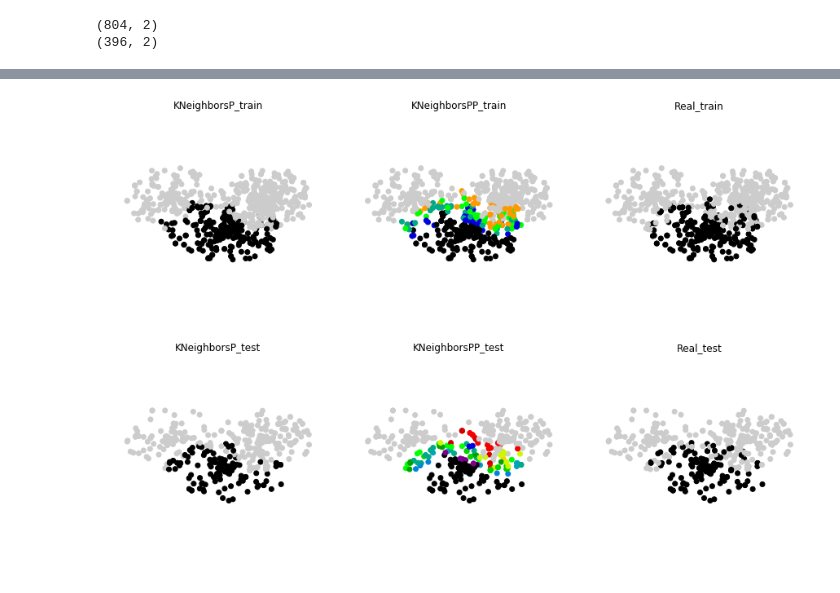
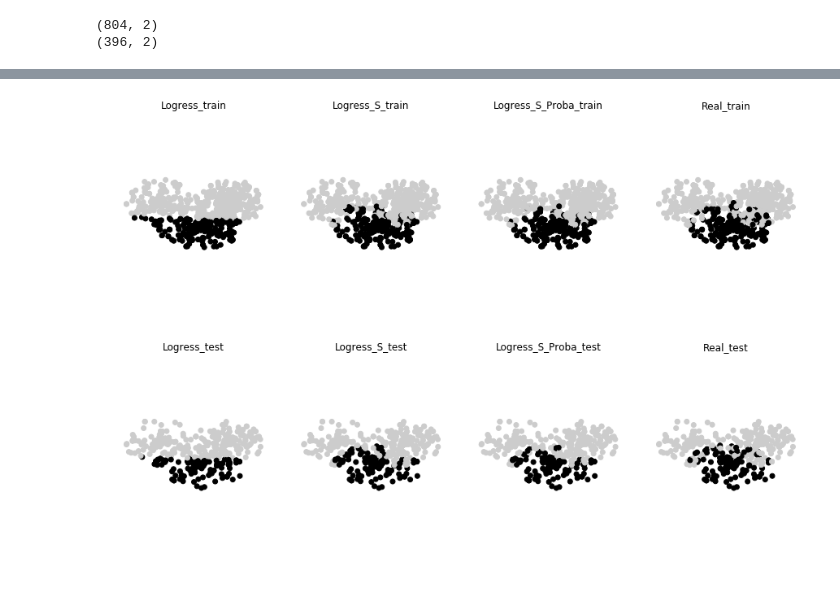
Before and after one commit to paxmet92/dz, a Jupyter notebook: stack_pred.ipynb, the cells around one changed output, grey strips where cells are left out. Drawn from its saved outputs; the diff is of its cells as text; code cells hidden in the pictures.

```diff
--- a/stack_pred.ipynb
+++ b/stack_pred.ipynb
@@ -6,7 +7,7 @@ import matplotlib.pyplot as plt
 %matplotlib inline
 # %%
 def clplot(X,labels,title,plt1,i):
-    pltN=plt1[ int(i/3),  i%3 ]
+    pltN=plt1[ int(i/4),  i%4 ]
     pltN.scatter(X[:,0],X[:,1], c = labels, cmap=plt.cm.spectral)
     pltN.set_title(title)
     pltN.axis('equal')
@@ -32,12 +33,10 @@ print (X_test.shape)
 (396, 2)
 # %%
 def stack_pred(estimator, X, y, Xt, k=3, method='predict'):
-    kf = KFold(n_splits=k, random_state=0)
+    kf = KFold(n_splits=k, shuffle=True, random_state=0)
     t = 0.5 #порог
 
-    if method == 'predict_proba':
-        sX = np.zeros((X.shape[0], 2))
-    elif method == 'predict':
+    if method == 'predict_proba' or method == 'predict':
         sX = np.zeros(X.shape[0])
     else:
         raise Exception('Error method')
@@ -49,7 +48,7 @@ def stack_pred(estimator, X, y, Xt, k=3, method='predict'):
         estimator.fit(X_train,y_train)
 
         if method == 'predict_proba':
-            pred = estimator.predict_proba(X_test)
+            pred = estimator.predict_proba(X_test)[:,1]
             pred2 = estimator.predict_proba(Xt)[:,1]
         else:
             pred = estimator.predict(X_test)
@@ -58,7 +57,7 @@ def stack_pred(estimator, X, y, Xt, k=3, method='predict'):
         m_sX[i] = pred2
         i += 1
     if method == 'predict_proba':
-        sXt = np.vstack((1 - m_sX.mean(axis = 0),m_sX.mean(axis = 0))).T
+        sXt = m_sX.mean(axis = 0)
     else:
         sXt = (m_sX.mean(axis = 0) > t).astype(int)
     return sX, sXt
@@ -93,0 +68,6 @@ metrics.roc_auc_score(y_train, sXp[:,1]), metrics.roc_auc_score(y_test, sXtp[:,1
+# %%
+X_train_new = np.hstack((X_train,np.matrix(sX).T))
+X_test_new = np.hstack((X_test,np.matrix(sXt).T))
+
+X_train_newP = np.hstack((X_train,np.matrix(sXp).T))
+X_test_newP = np.hstack((X_test,np.matrix(sXtp).T))
@@ -94,12 +168,18 @@ metrics.roc_auc_score(y_train, sXp[:,1]), metrics.roc_auc_score(y_test, sXtp[:,1
 # %%
-fig, axis = plt.subplots(nrows=2, ncols=3, figsize=(15, 10))
+log_ress = LogisticRegression().fit(X_train, y_train)
+log_ress_s = LogisticRegression().fit(X_train_new, y_train)
+log_ress_s_p = LogisticRegression().fit(X_train_newP, y_train)
+
+fig, axis = plt.subplots(nrows=2, ncols=4, figsize=(15, 10))
 i = 0
-clplot(X_train, sX,'KNeighborsP_train',axis,i);i+=1
-clplot(X_train, sXp[:,1],'KNeighborsPP_train',axis,i);i+=1
+clplot(X_train, log_ress.predict(X_train),'Logress_train',axis,i);i+=1
+clplot(X_train, log_ress_s.predict(X_train_new),'Logress_S_train',axis,i);i+=1
+clplot(X_train, log_ress_s_p.predict(X_train_newP),'Logress_S_Proba_train',axis,i);i+=1
 clplot(X_train, y_train,'Real_train',axis,i);i+=1
 
-clplot(X_test, sXt,'KNeighborsP_test',axis,i);i+=1
-clplot(X_test, sXtp[:,1],'KNeighborsPP_test',axis,i);i+=1
+clplot(X_test, log_ress.predict(X_test),'Logress_test',axis,i);i+=1
+clplot(X_test, log_ress_s.predict(X_test_new),'Logress_S_test',axis,i);i+=1
+clplot(X_test, log_ress_s_p.predict(X_test_newP),'Logress_S_Proba_test',axis,i);i+=1
 clplot(X_test, y_test,'Real_test',axis,i);i+=1
 # %% [output]
-[figure, old version]
+[figure, new version]
```
Also changed, not shown: parts of 11 cells of this notebook.
